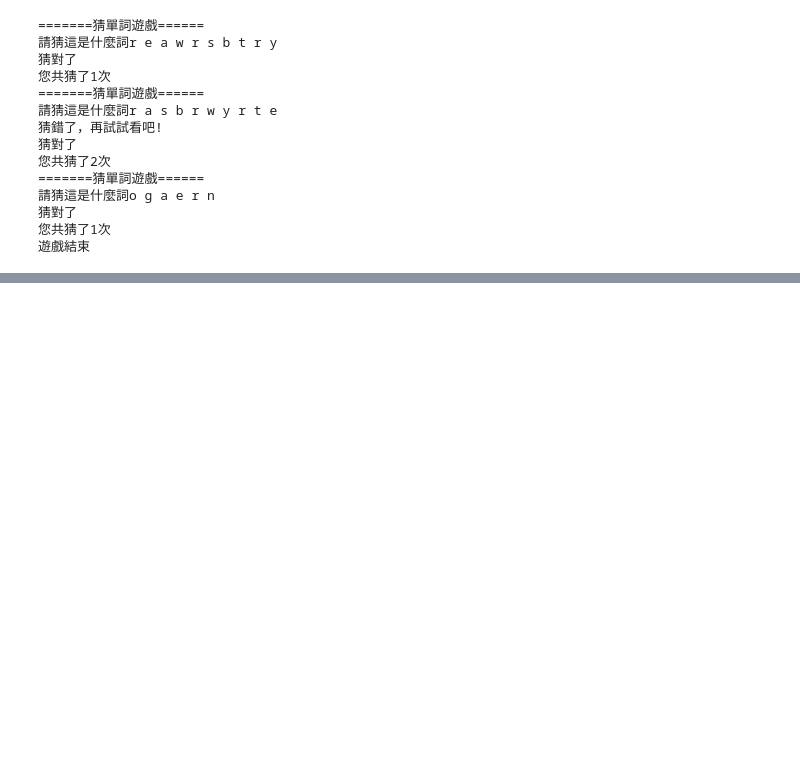
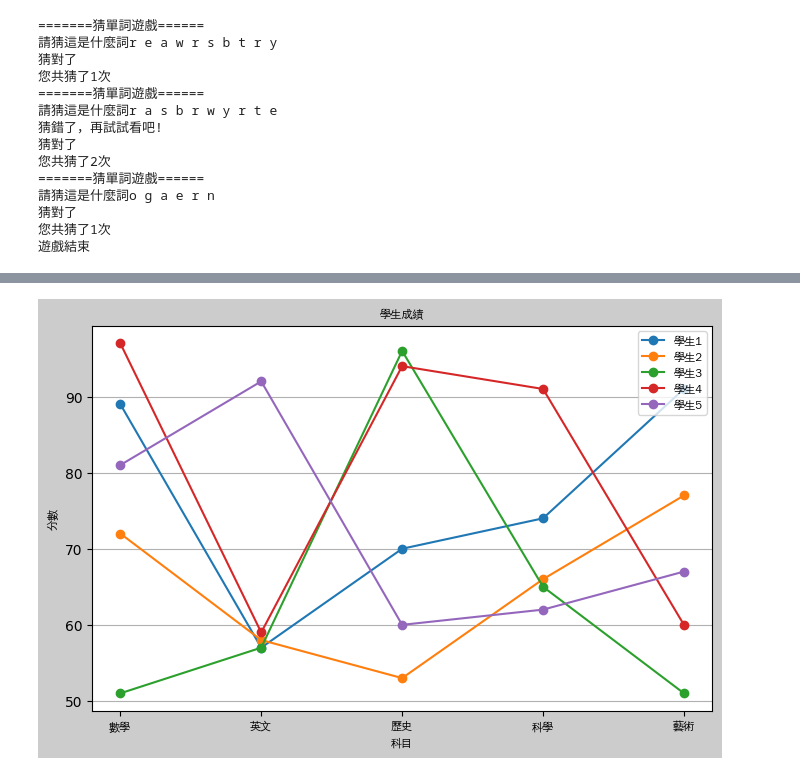
Before and after one commit to kyu226/kyu_2023_07_25, a Jupyter notebook: rennsyu.ipynb, the cells around one changed output, grey strips where cells are left out. Saved outputs shown, nothing was run; the diff lists cells and outputs as text; code cells hidden in the pictures; blank space fills up the shorter version.

```diff
--- a/rennsyu.ipynb
+++ b/rennsyu.ipynb
@@ -274,0 +300,40 @@ print("遊戲結束") #所有遊戲結束後提示
+# %%
+import matplotlib.pyplot as plt
+from matplotlib.font_manager import FontProperties
+import random
+
+# 使用指定的字型
+font = FontProperties(fname='/usr/share/fonts/truetype/wqy/wqy-zenhei.ttc', size=8)
+
+# 創建學生成績字典
+num_students = 5
+num_subjects = 5
+students = {}
+subjects = ['數學', '英文', '歷史', '科學', '藝術']
+
+# 生成學生成績
+for student_id in range(1, num_students + 1):
+    student_name = f'學生{student_id}'
+    students[student_name] = {}
+    for subject in subjects:
+        score = random.randint(50, 100)
+        students[student_name][subject] = score
+
+# 繪製學生成績圖表
+figure = plt.figure(figsize=[8, 5], facecolor='#cccccc')
+axes = figure.add_subplot(1, 1, 1)
+
+for student_name, scores in students.items():
+    student_scores = list(scores.values())
+    axes.plot(subjects, student_scores, marker='o', label=student_name)
+
+axes.set_xticklabels(subjects, fontproperties=font)
+axes.set_title("學生成績", fontproperties=font)
+axes.set_xlabel("科目", fontproperties=font)
+axes.set_ylabel("分數", fontproperties=font)
+axes.grid(axis='y')
+axes.legend(prop=font)
+
+plt.show()
+# %% [output]
+[figure, added]
```
Also changed, not shown: parts of 3 cells of this notebook, 1 other file.
